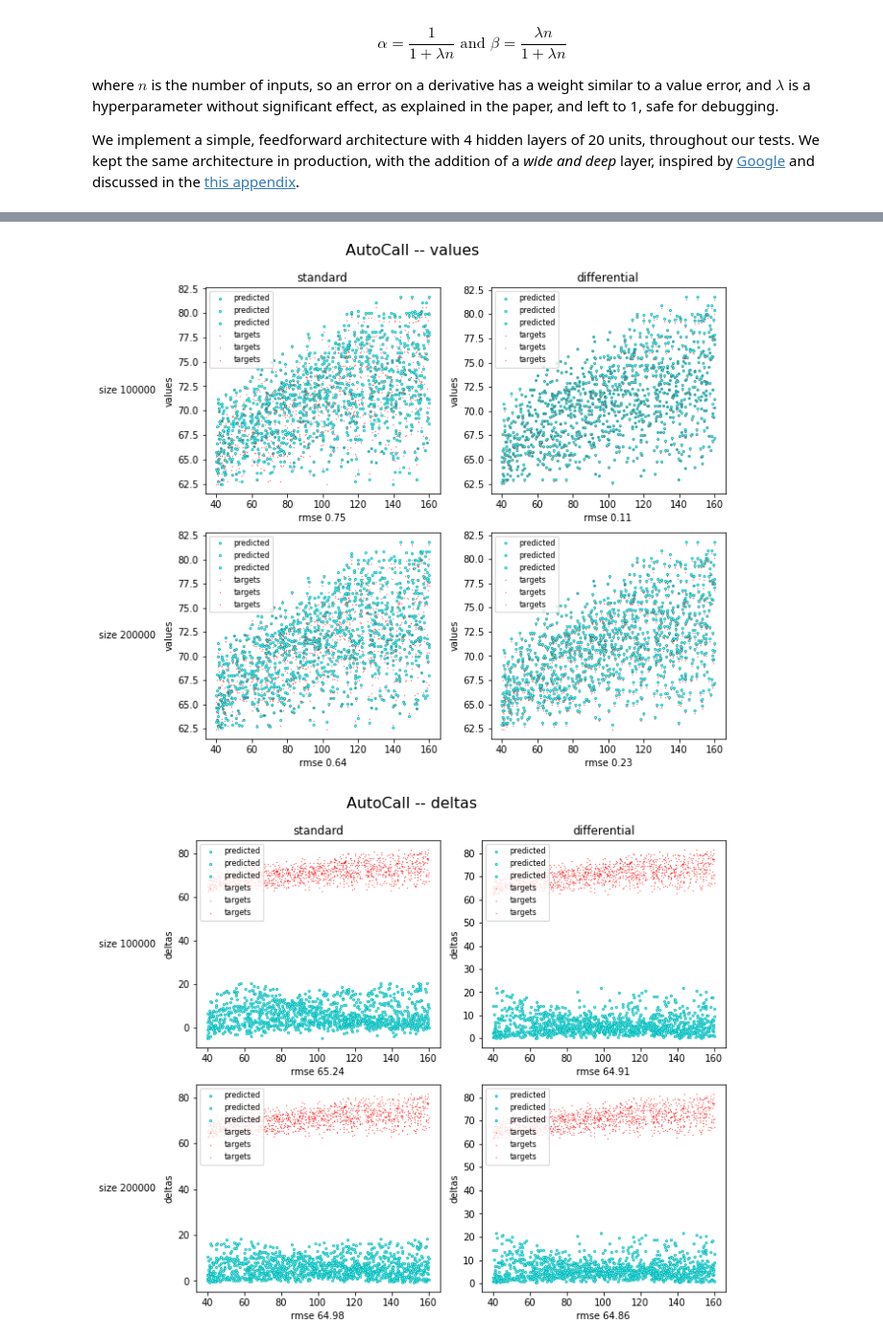
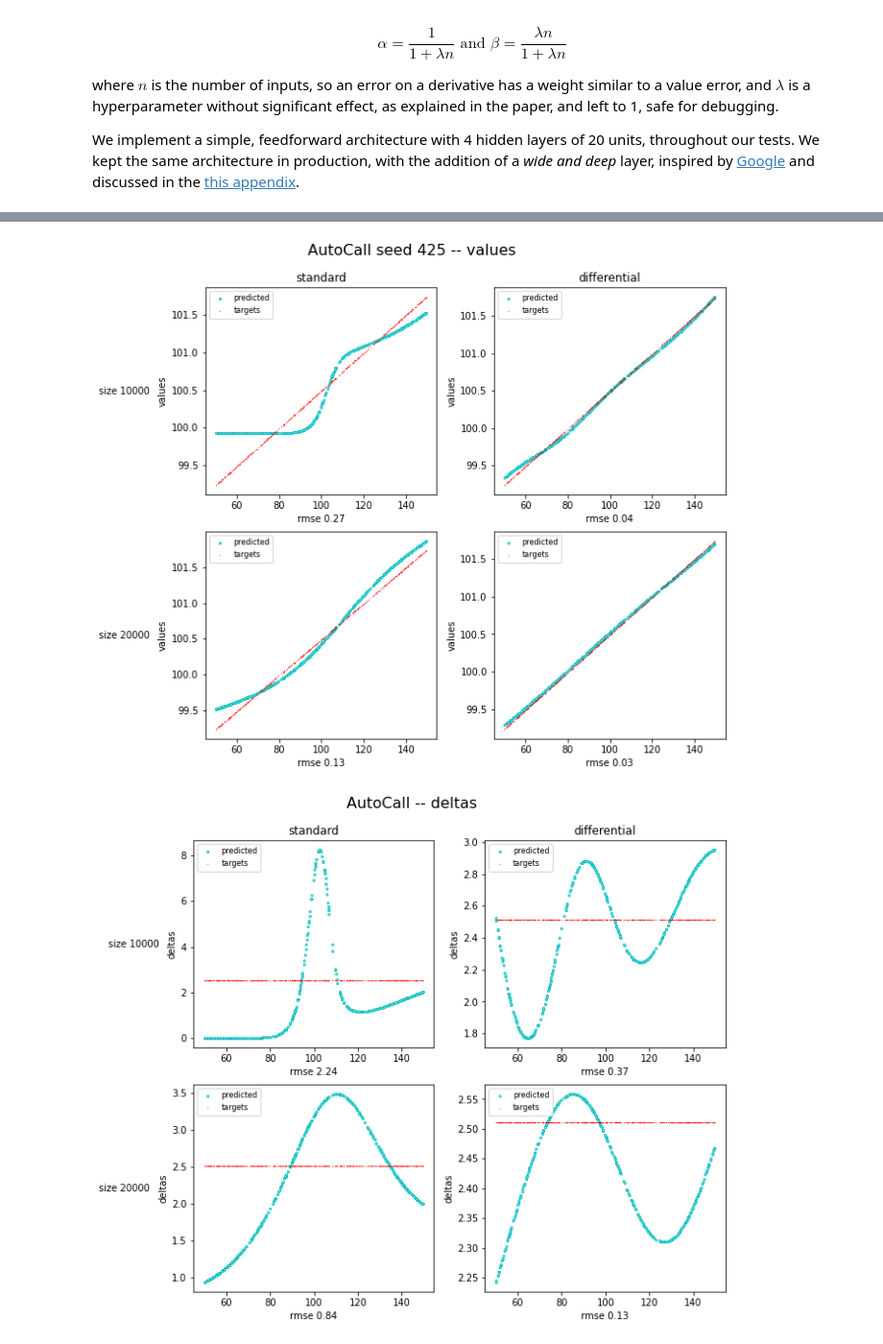
Before and after one commit to moo-337/differential-machine-learning, a Jupyter notebook: DifferentialMLTF2_AutoCall.ipynb, the cells around one changed output, grey strips where cells are left out. Shown at 96% size. Drawn from its saved outputs; the diff is of its cells as text; code cells hidden in the pictures.

```diff
--- a/DifferentialMLTF2_AutoCall.ipynb
+++ b/DifferentialMLTF2_AutoCall.ipynb
@@ -727,7 +606,7 @@ def test(generator,
         preddeltas[("differential", size)] = deltas[:, deltidx]
         t1 = time.time()
 
-    return xAxis, yTest, dydxTest[:, deltidx], vegas, predvalues, preddeltas
+    return xAxis, yTest, dydxTest[:, deltidx], vegas, predvalues, preddeltas, regressor
 
 def graph(title,
           predictions,
@@ -784,21 +828,24 @@ The code below trains approximators on LSM samples simulated by our *BlackSchole
 # %%
+
 # simulation set sizes to perform
-sizes = [1024, 8192]
+sizes = [10000, 20000]
 
 # show delta?
 showDeltas = True
+deltidx = 0 # show delta to first stock
 
 # seed
 # simulSeed = 1234
 simulSeed = np.random.randint(0, 10000)
 print("using seed %d" % simulSeed)
+testSeed = None
 weightSeed = None
 
 # number of test scenarios
-nTest = 100
+nTest = 400
 
 # go
-generator = BlackScholes()
-xAxis, yTest, dydxTest, vegas, values, deltas = \
+generator = AutoCallBS(1, 4)
+xAxis, yTest, dydxTest, vegas, values, deltas, regressor = \
     test(generator, sizes, nTest, simulSeed, None, weightSeed)
 # %% [output]
@@ -1316,23 +859,0 @@ class AutoCallBS:
-# %%
-
-# simulation set sizes to perform
-sizes = [100000, 200000]
-
-# show delta?
-showDeltas = True
-deltidx = 0 # show delta to first stock
-
-# seed
-# simulSeed = 1234
-simulSeed = np.random.randint(0, 10000)
-print("using seed %d" % simulSeed)
-testSeed = None
-weightSeed = None
-
-# number of test scenarios
-nTest = 400
-
-# go
-generator = AutoCallBS(3, 4)
-xAxis, yTest, dydxTest, vegas, values, deltas = \
-    test(generator, sizes, nTest, simulSeed, None, weightSeed)
@@ -1350,11 +882,11 @@ size 200000
 # %%
 # show predicitions
-graph("AutoCall" , values, xAxis, "", "values", yTest, sizes, True)
+graph("AutoCall seed %d" % simulSeed , values, xAxis, "", "values", yTest, sizes, True)
 
 # show deltas
 if showDeltas:
     graph("AutoCall", deltas, xAxis, "", "deltas", dydxTest, sizes, True)
 # %% [output]
-[figure, old version]
+[figure, new version]
-[figure, old version]
+[figure, new version]
 # %%
```
Also changed, not shown: parts of 32 cells of this notebook.
